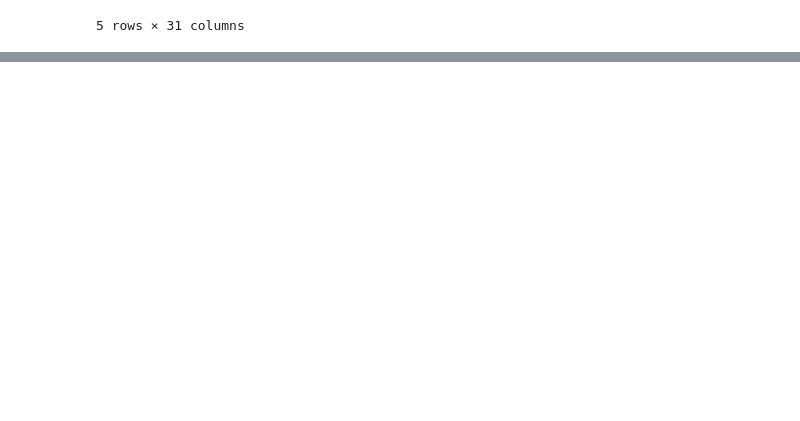
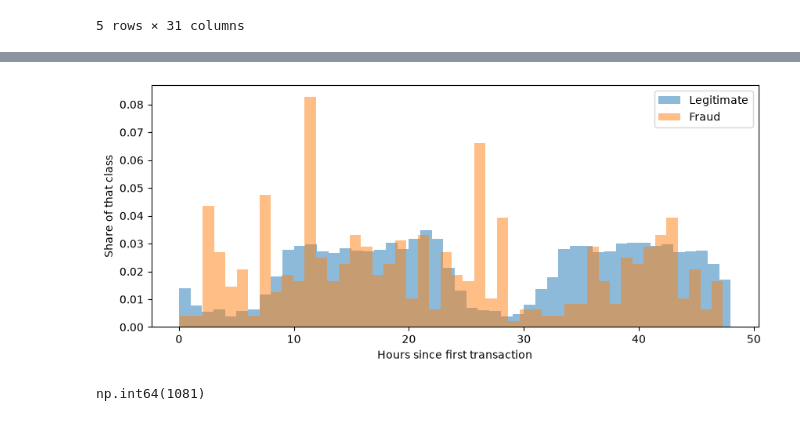
Before and after one commit to Ooreayo/credit_card_fraud_detection, a Jupyter notebook: exploration.ipynb, the cells around one changed output, grey strips where cells are left out. Cells and saved outputs as stored; diff of their text form; code cells hidden in the pictures; blank space fills up the shorter version.

Commit message:
first figure table

```diff
--- a/exploration.ipynb
+++ b/exploration.ipynb
@@ -33,0 +72,16 @@ Name: count, dtype: int64
+# %%
+# create an hour column in the data frame
+df["Hour"] = df["Time"] / 3600
+
+fig, ax = plt.subplots(figsize=(10, 4))
+ax.hist(df.loc[df["Class"] == 0, "Hour"], bins=48, alpha=0.5, density=True, label="Legitimate")
+ax.hist(df.loc[df["Class"] == 1, "Hour"], bins=48, alpha=0.5, density=True, label="Fraud")
+ax.set_xlabel("Hours since first transaction")
+ax.set_ylabel("Share of that class")
+ax.legend()
+plt.show()
+
+df.duplicated().sum()
+# %% [output]
+[figure, added]
+np.int64(1081)
```
Also changed, not shown: parts of 3 cells of this notebook.
